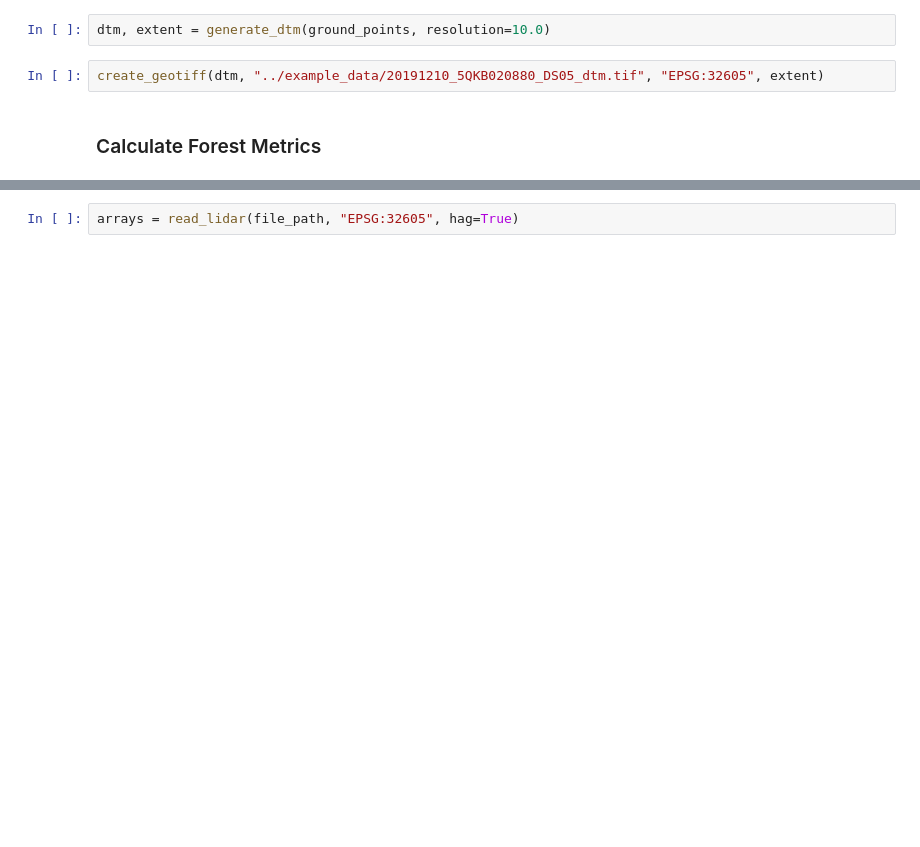
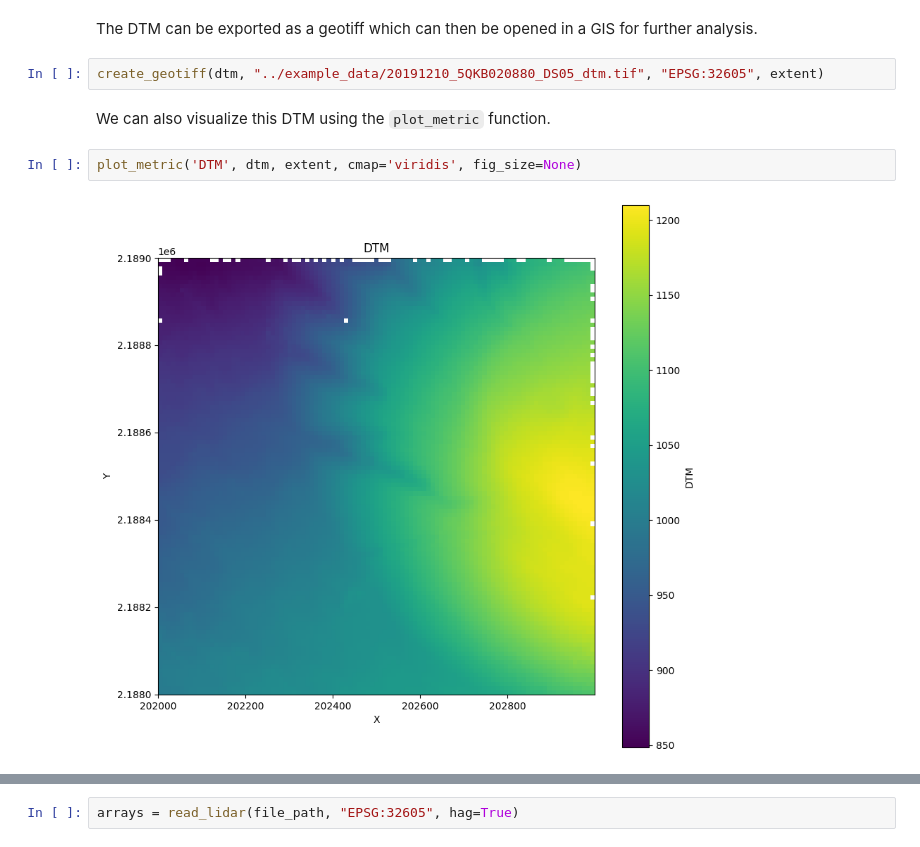
Before and after one commit to iosefa/PyForestScan, a Jupyter notebook: docs/examples/getting-started.ipynb, the cells around one changed output, grey strips where cells are left out. Cells and saved outputs as stored; diff of their text form; blank space fills up the shorter version.

Commit message:
Update jupyter notebooks, as well as generate_dtm().

```diff
--- a/docs/examples/getting-started.ipynb
+++ b/docs/examples/getting-started.ipynb
@@ -21,6 +32,10 @@ ground_points = filter_select_ground(classified_arrays)
-# %%
-dtm, extent = generate_dtm(ground_points, resolution=10.0)
+# %% [markdown]
+The DTM can be exported as a geotiff which can then be opened in a GIS for further analysis.
 # %%
 create_geotiff(dtm, "../example_data/20191210_5QKB020880_DS05_dtm.tif", "EPSG:32605", extent)
-# %% [markdown]
-### Calculate Forest Metrics
+# %% [markdown]
+We can also visualize this DTM using the `plot_metric` function.
+# %%
+plot_metric('DTM', dtm, extent, cmap='viridis', fig_size=None)
+# %% [output]
+[figure, added]
```
Also changed, not shown: parts of 28 cells of this notebook, 4 other files.
